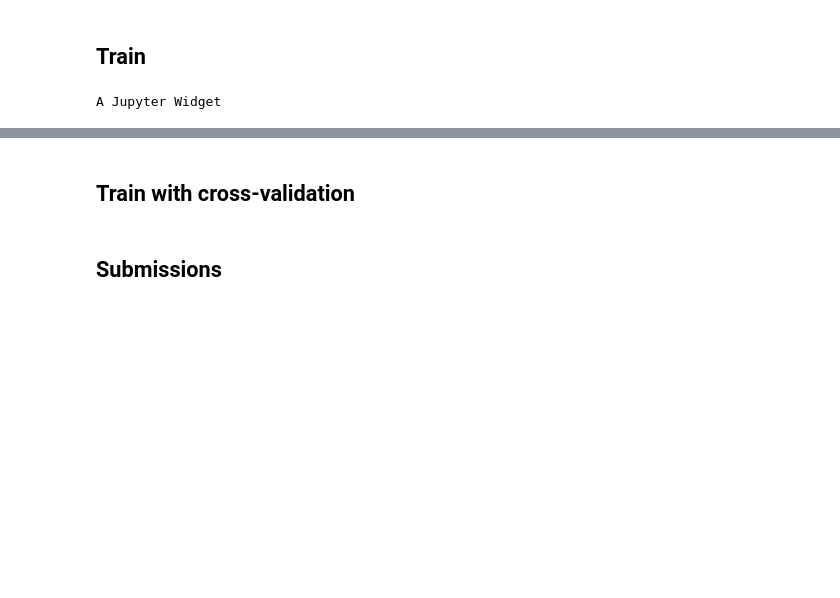
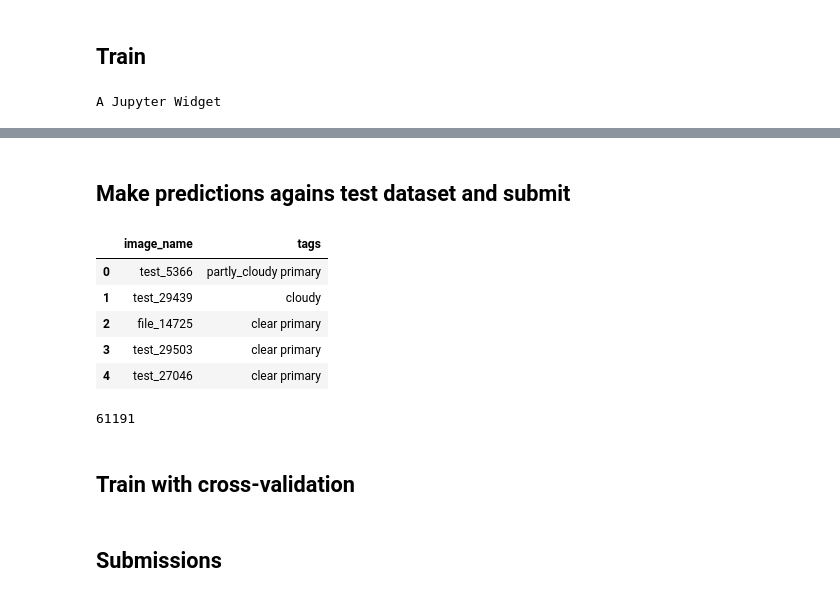
Before and after one commit to ohmeow/fastai-projects, a Jupyter notebook: part1v2/dl1/lesson3-planet.ipynb, the cells around one changed output, grey strips where cells are left out. Saved outputs shown, nothing was run; the diff lists cells and outputs as text; code cells hidden in the pictures; blank space fills up the shorter version.

```diff
--- a/part1v2/dl1/lesson3-planet.ipynb
+++ b/part1v2/dl1/lesson3-planet.ipynb
@@ -193,0 +207,7 @@ learn.save(f'{arch.__name__}_{img_sz}')
+# %%
+# learn.save(f'{arch.__name__}_{img_sz}')
+
+# if you are going to reload, you need to set the image size back to what it was when saved
+# of TTA results will be off
+learn.set_data(get_data(arch, img_sz, val_idxs))
+learn.load(f'{arch.__name__}_{img_sz}')
@@ -201,9 +225,17 @@ print(f2, opt_th)
+# %% [markdown]
+## Make predictions agains test dataset and submit
 # %%
 preds, y = learn.TTA(is_test=True)
 # %%
 pred_labels = [ ' '.join(filter(None, x)) for x in np.where(preds > opt_th, data.classes, '') ]
 # %%
 preds_df = pd.DataFrame(pred_labels, columns=['tags'])
-preds_df.insert(0, 'image_name', [ fn[10:-4] for fn in data.test_ds.fnames ])
-preds_df['image_name'] = preds_df['image_name'].str[10:-4]
+preds_df.insert(0, 'image_name', [ fn[9:-4] for fn in data.test_ds.fnames ])
 preds_df.head()
+# %% [output]
+|  | image_name | tags |
+| 0 | test_5366 | partly_cloudy primary |
+| 1 | test_29439 | cloudy |
+| 2 | file_14725 | clear primary |
+| 3 | test_29503 | clear primary |
+| 4 | test_27046 | clear primary |
@@ -210,3 +247,7 @@ preds_df.head()
+# %%
+len(preds_df)
+# %% [output]
+61191
 # %% [markdown]
 ## Train with cross-validation
 # %%
```
Also changed, not shown: parts of 13 cells of this notebook.
